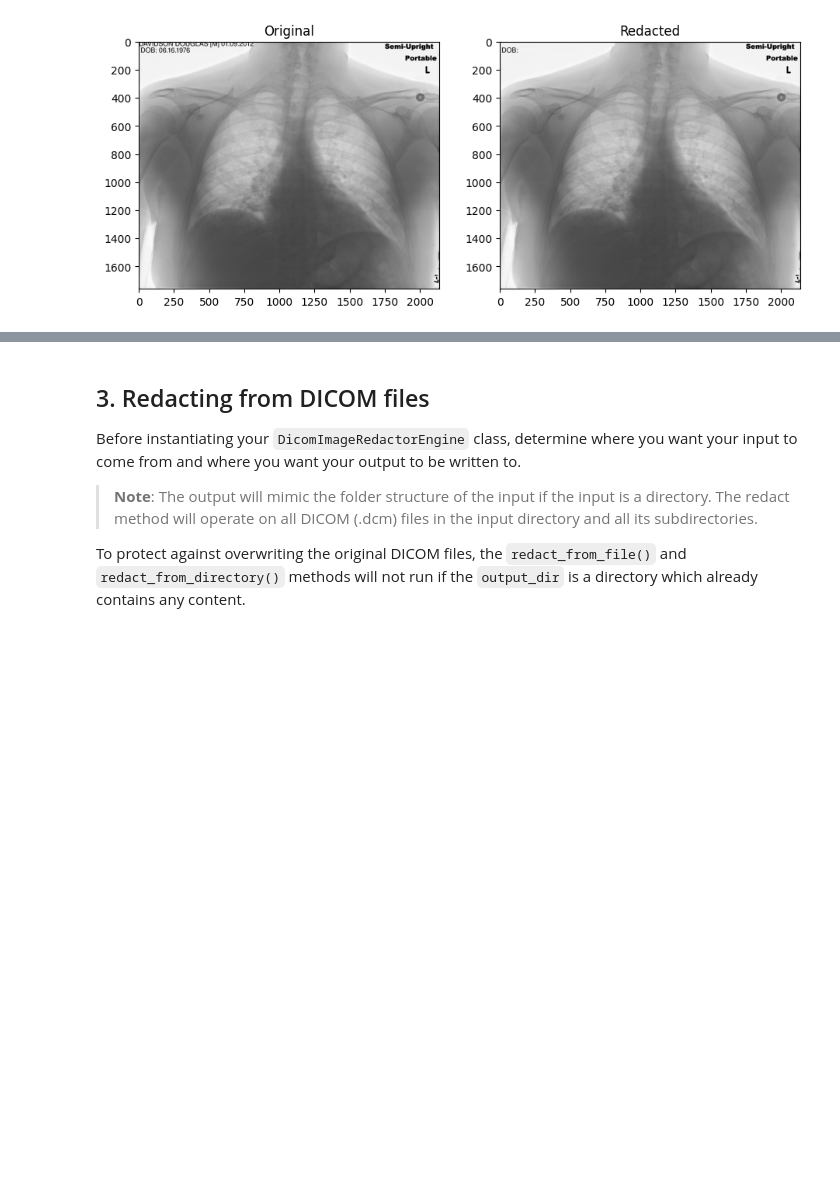
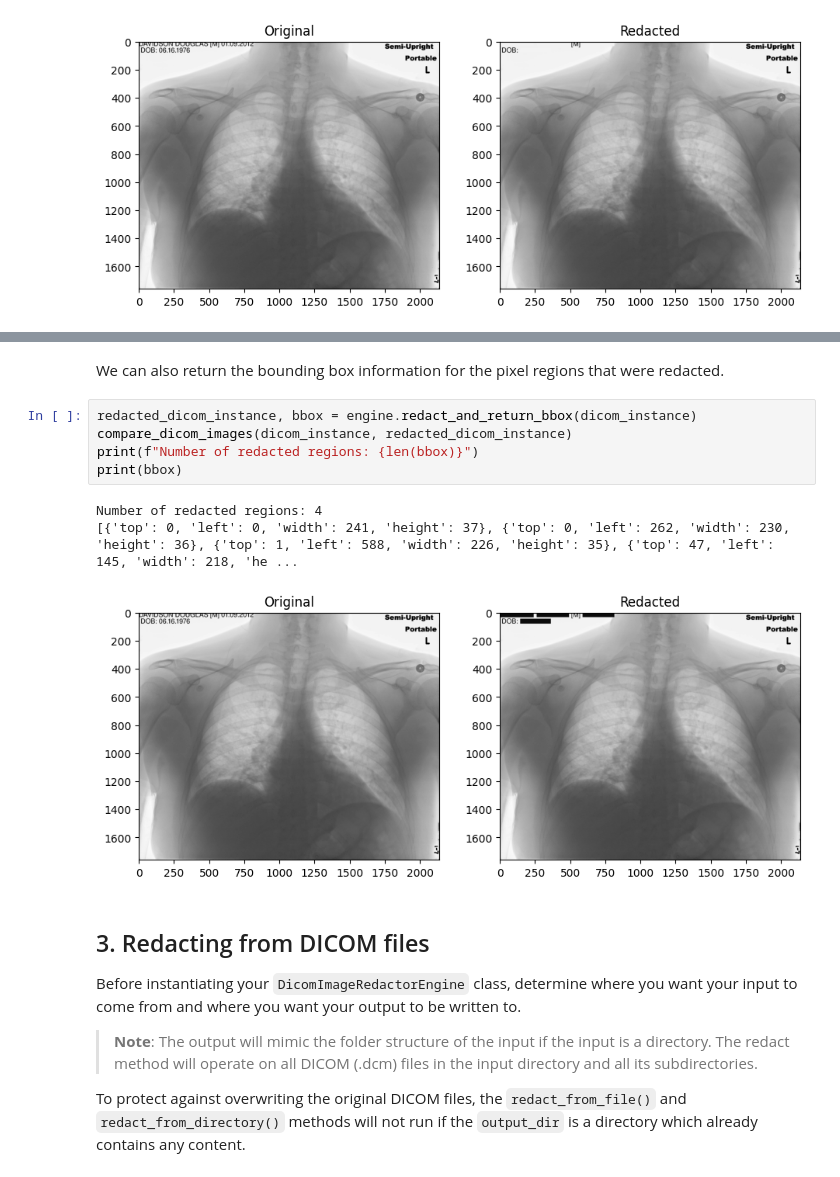
Before and after one commit to prokopidis/presidio, a Jupyter notebook: docs/samples/python/example_dicom_image_redactor.ipynb, the cells around one changed output, grey strips where cells are left out. Cells and saved outputs as stored; diff of their text form; blank space fills up the shorter version.

```diff
--- a/docs/samples/python/example_dicom_image_redactor.ipynb
+++ b/docs/samples/python/example_dicom_image_redactor.ipynb
@@ -76,3 +84,14 @@ compare_dicom_images(dicom_instance, redacted_dicom_instance_2)
+# %% [markdown]
+We can also return the bounding box information for the pixel regions that were redacted.
+# %%
+redacted_dicom_instance, bbox = engine.redact_and_return_bbox(dicom_instance)
+compare_dicom_images(dicom_instance, redacted_dicom_instance)
+print(f"Number of redacted regions: {len(bbox)}")
+print(bbox)
+# %% [output]
+Number of redacted regions: 4
+[{'top': 0, 'left': 0, 'width': 241, 'height': 37}, {'top': 0, 'left': 262, 'width': 230, 'height': 36}, {'top': 1, 'left': 588, 'width': 226, 'height': 35}, {'top': 47, 'left': 145, 'width': 218, 'he ...
+[figure, added]
 # %% [markdown]
 ## 3. Redacting from DICOM files
 Before instantiating your `DicomImageRedactorEngine` class, determine where you want your input to come from and where you want your output to be written to.
```
Also changed, not shown: parts of 5 cells of this notebook, 2 other files.
